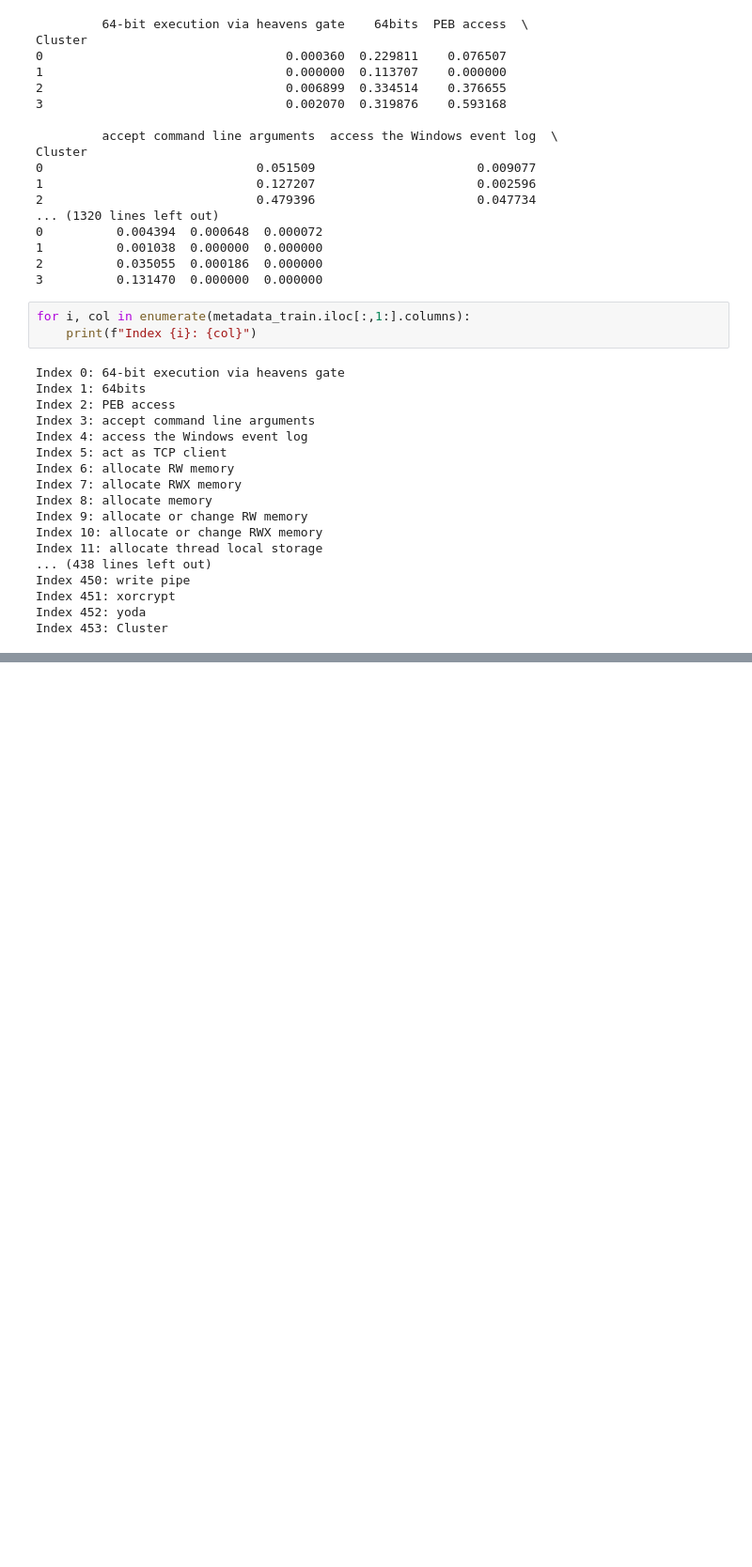
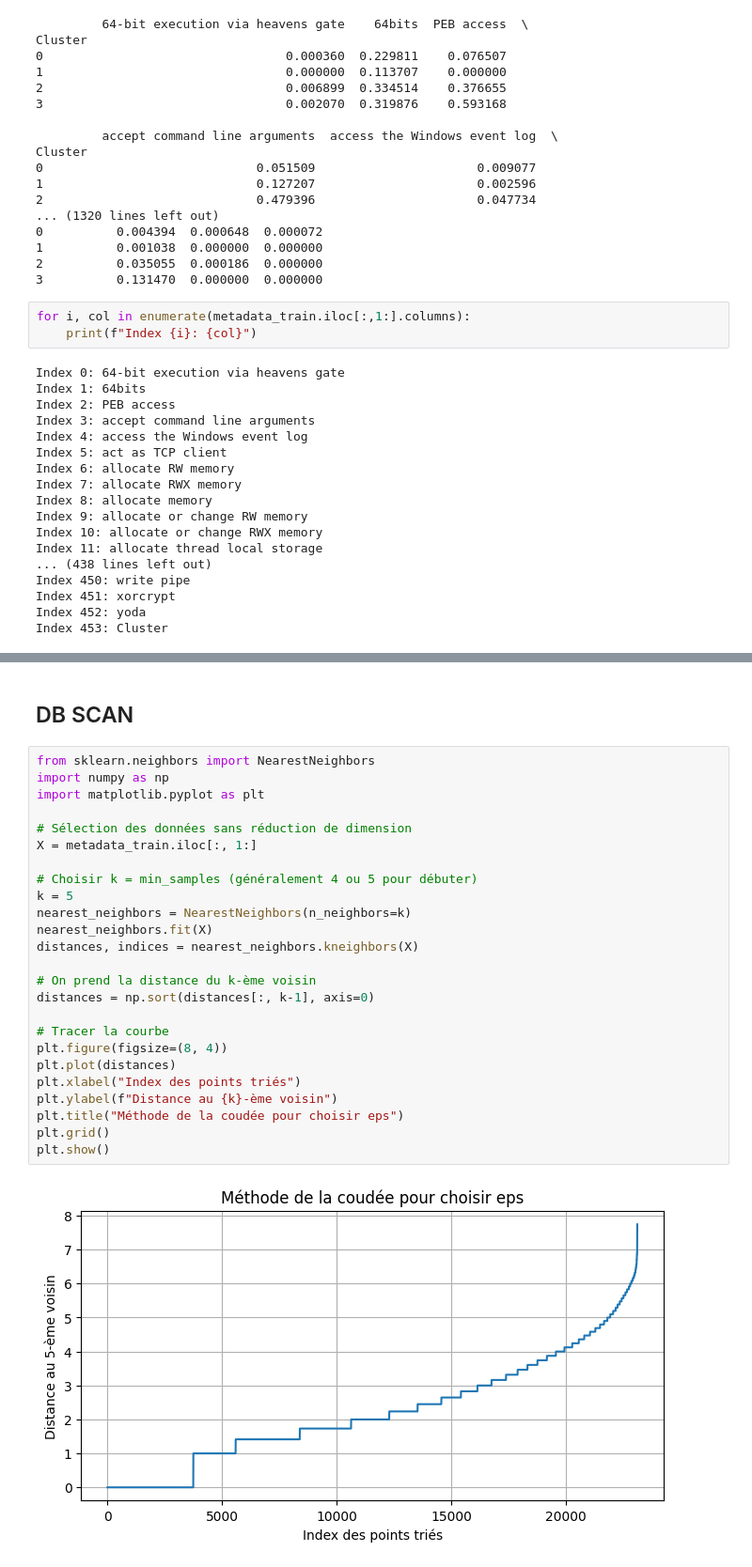
Before and after one commit to lucasvazelle/SORBONNE_DATA_CHALLENGE_SALT, a Jupyter notebook: Non_supervisé_entre_les_comportements.ipynb, the cells around one changed output, grey strips where cells are left out. Shown at 94% size. Cells and saved outputs as stored; diff of their text form; blank space fills up the shorter version.

```diff
--- a/Non_supervisé_entre_les_comportements.ipynb
+++ b/Non_supervisé_entre_les_comportements.ipynb
@@ -226,0 +275,29 @@ Index 453: Cluster
+# %% [markdown]
+## DB SCAN
+# %%
+from sklearn.neighbors import NearestNeighbors
+import numpy as np
+import matplotlib.pyplot as plt
+
+# Sélection des données sans réduction de dimension
+X = metadata_train.iloc[:, 1:]
+
+# Choisir k = min_samples (généralement 4 ou 5 pour débuter)
+k = 5
+nearest_neighbors = NearestNeighbors(n_neighbors=k)
+nearest_neighbors.fit(X)
+distances, indices = nearest_neighbors.kneighbors(X)
+
+# On prend la distance du k-ème voisin
+distances = np.sort(distances[:, k-1], axis=0)
+
+# Tracer la courbe
+plt.figure(figsize=(8, 4))
+plt.plot(distances)
+plt.xlabel("Index des points triés")
+plt.ylabel(f"Distance au {k}-ème voisin")
+plt.title("Méthode de la coudée pour choisir eps")
+plt.grid()
+plt.show()
+# %% [output]
+[figure, added]
```
Also changed, not shown: parts of 5 cells of this notebook.
